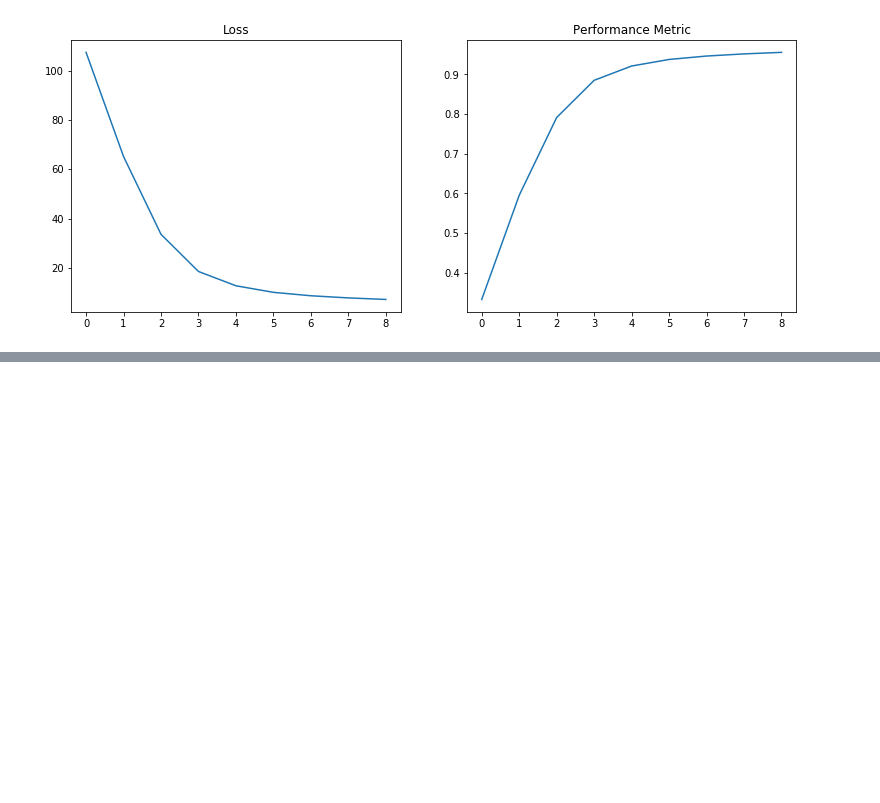
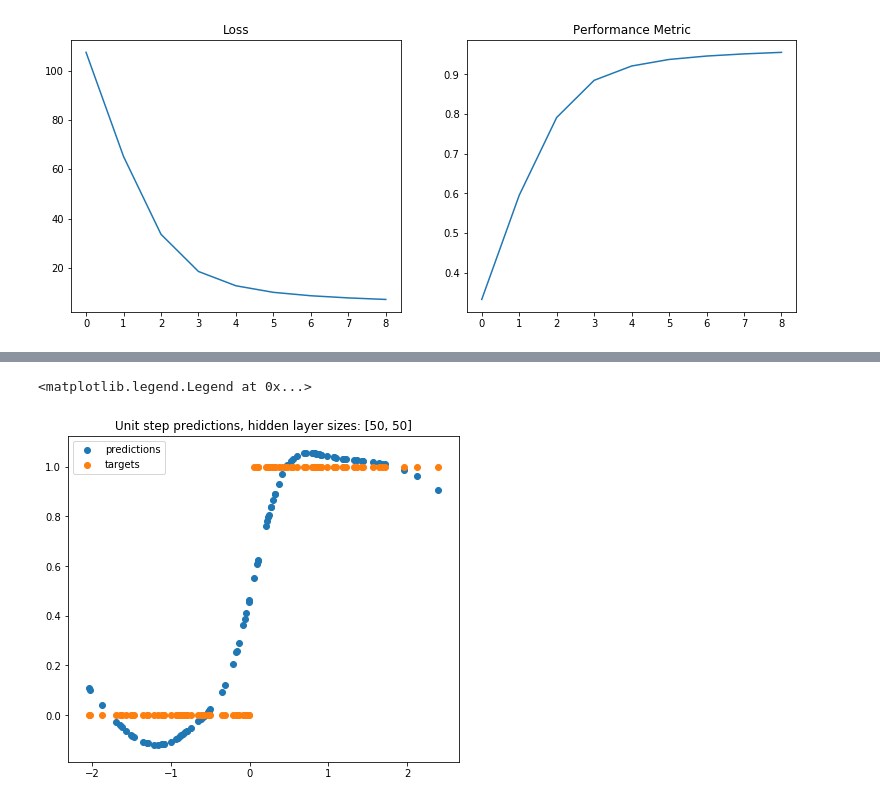
Before and after one commit to jackblandin/research, a Jupyter notebook: experiments/nn/mlp.ipynb, the cells around one changed output, grey strips where cells are left out. Cells and saved outputs as stored; diff of their text form; code cells hidden in the pictures; blank space fills up the shorter version.

```diff
--- a/experiments/nn/mlp.ipynb
+++ b/experiments/nn/mlp.ipynb
@@ -1625,0 +1673,15 @@ epoch: 4500, loss: 7.18, performance_metric: 0.9554, max weight: 3.715, max weig
+# %%
+import matplotlib.pyplot as plt
+
+X_test = np.random.randn(100, 1)
+y_test = np.array([unit_step(x) for x in X_test]).reshape(-1, 1)
+preds = model.predict(X_test)
+fig, ax = plt.subplots(1, 1, figsize=(7, 6))
+ax.scatter(X_test, preds, label='predictions')
+ax.scatter(X_test, y_test, label='targets')
+ax.set_title('Unit step predictions, hidden layer sizes: {}'.format(
+    model.M[1:-1]))
+ax.legend()
+# %% [output]
+<matplotlib.legend.Legend at 0x...>
+[figure, added]
```
Also changed, not shown: parts of 4 cells of this notebook, 12 other files.
